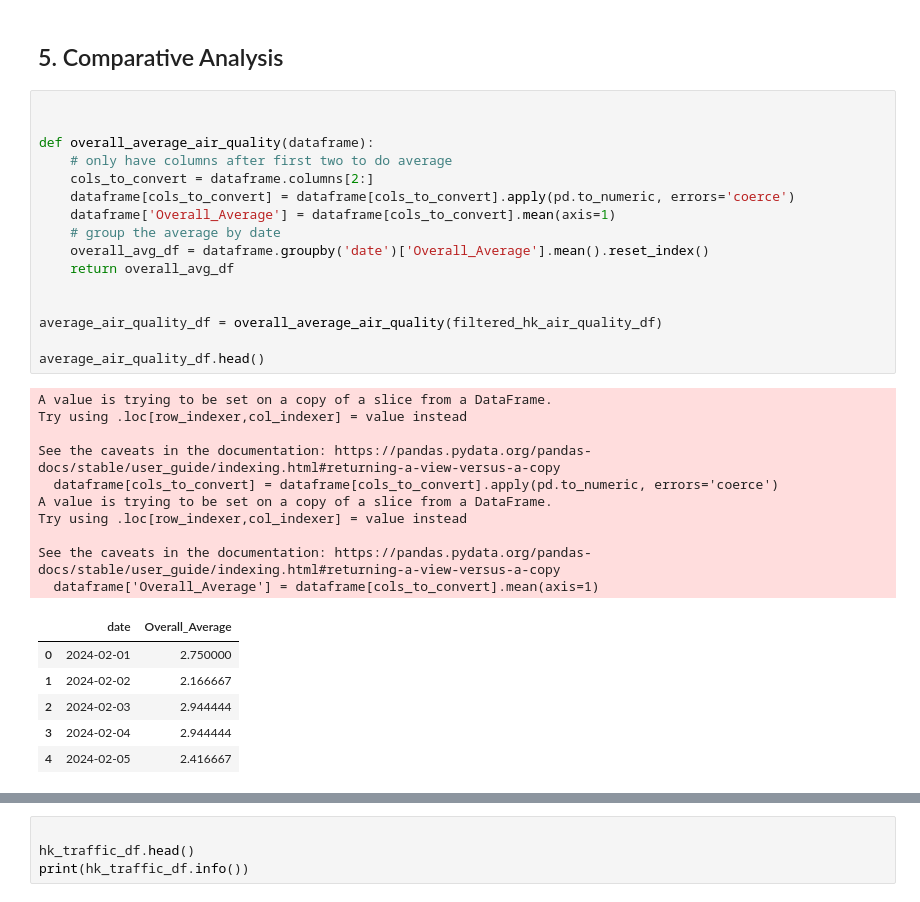
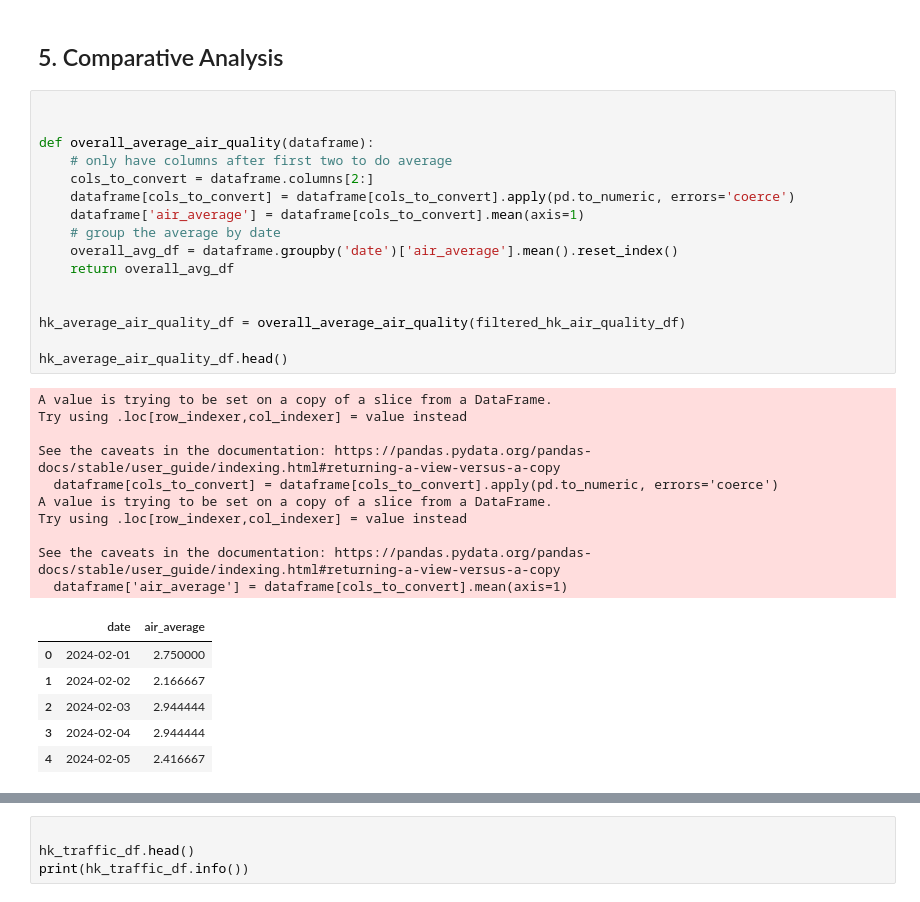
Before and after one commit to linxianying/G12_GuidedProject, a Jupyter notebook: traffic_air_sg.ipynb, the cells around one changed output, grey strips where cells are left out. Saved outputs shown, nothing was run; the diff lists cells and outputs as text.

```diff
--- a/traffic_air_sg.ipynb
+++ b/traffic_air_sg.ipynb
@@ -733,31 +733,31 @@ plt.show()
 # %%
 
 
 def overall_average_air_quality(dataframe):
     # only have columns after first two to do average
     cols_to_convert = dataframe.columns[2:]
     dataframe[cols_to_convert] = dataframe[cols_to_convert].apply(pd.to_numeric, errors='coerce')
-    dataframe['Overall_Average'] = dataframe[cols_to_convert].mean(axis=1)
+    dataframe['air_average'] = dataframe[cols_to_convert].mean(axis=1)
     # group the average by date
-    overall_avg_df = dataframe.groupby('date')['Overall_Average'].mean().reset_index()
+    overall_avg_df = dataframe.groupby('date')['air_average'].mean().reset_index()
     return overall_avg_df
 
 
-average_air_quality_df = overall_average_air_quality(filtered_hk_air_quality_df)
+hk_average_air_quality_df = overall_average_air_quality(filtered_hk_air_quality_df)
 
-average_air_quality_df.head()
+hk_average_air_quality_df.head()
 # %% [output]
 A value is trying to be set on a copy of a slice from a DataFrame.
 Try using .loc[row_indexer,col_indexer] = value instead
 
 See the caveats in the documentation: https://pandas.pydata.org/pandas-docs/stable/user_guide/indexing.html#returning-a-view-versus-a-copy
   dataframe[cols_to_convert] = dataframe[cols_to_convert].apply(pd.to_numeric, errors='coerce')
 A value is trying to be set on a copy of a slice from a DataFrame.
 Try using .loc[row_indexer,col_indexer] = value instead
 
 See the caveats in the documentation: https://pandas.pydata.org/pandas-docs/stable/user_guide/indexing.html#returning-a-view-versus-a-copy
-  dataframe['Overall_Average'] = dataframe[cols_to_convert].mean(axis=1)
+  dataframe['air_average'] = dataframe[cols_to_convert].mean(axis=1)
-|  | date | Overall_Average |
+|  | date | air_average |
 | 0 | 2024-02-01 | 2.750000 |
 | 1 | 2024-02-02 | 2.166667 |
 | 2 | 2024-02-03 | 2.944444 |
```
Also changed, not shown: parts of 8 cells of this notebook.
